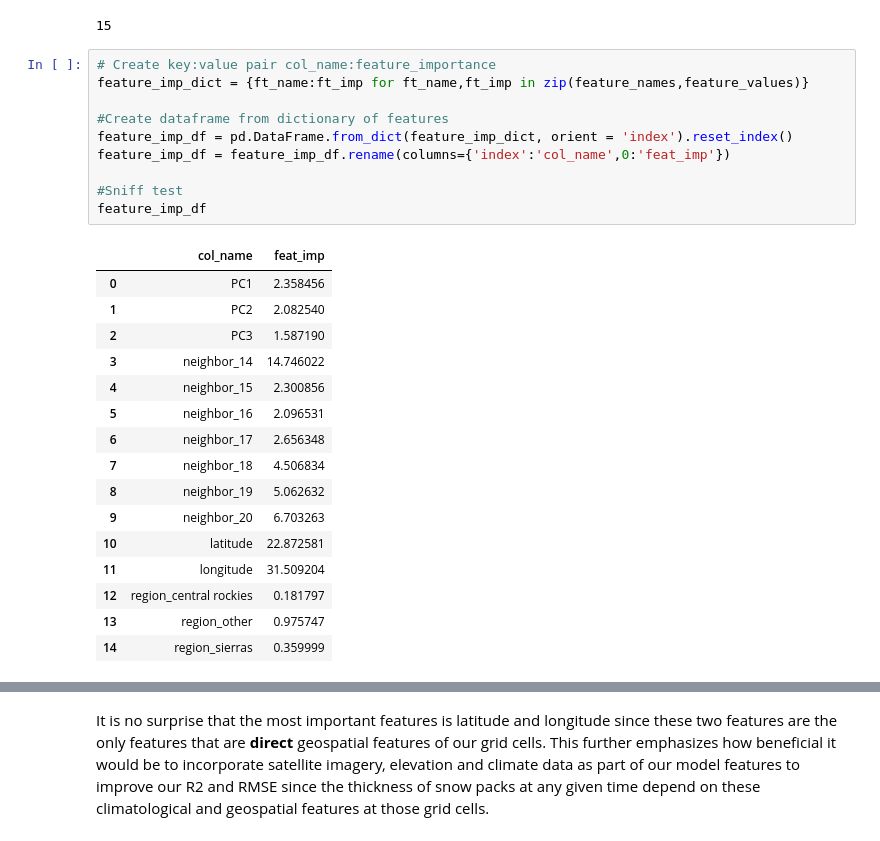
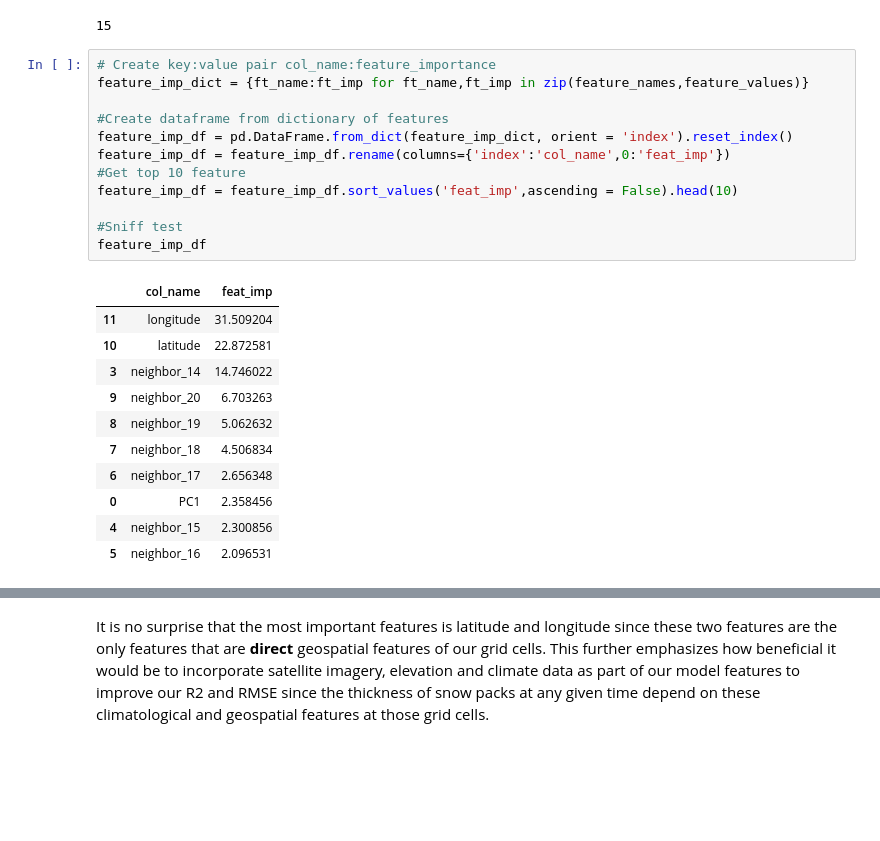
Before and after one commit to hanis-z/Snow-water-equivalent, a Jupyter notebook: src/Modeling(04).ipynb, the cells around one changed output, grey strips where cells are left out. Drawn from its saved outputs; the diff is of its cells as text; blank space fills up the shorter version.

```diff
--- a/src/Modeling(04).ipynb
+++ b/src/Modeling(04).ipynb
@@ -792,30 +792,27 @@ len(feature_names)
 # %%
 # Create key:value pair col_name:feature_importance
 feature_imp_dict = {ft_name:ft_imp for ft_name,ft_imp in zip(feature_names,feature_values)}
 
 #Create dataframe from dictionary of features
 feature_imp_df = pd.DataFrame.from_dict(feature_imp_dict, orient = 'index').reset_index()
 feature_imp_df = feature_imp_df.rename(columns={'index':'col_name',0:'feat_imp'})
+#Get top 10 feature
+feature_imp_df = feature_imp_df.sort_values('feat_imp',ascending = False).head(10)
 
 #Sniff test
 feature_imp_df
 # %% [output]
 |  | col_name | feat_imp |
+| 11 | longitude | 31.509204 |
+| 10 | latitude | 22.872581 |
+| 3 | neighbor_14 | 14.746022 |
+| 9 | neighbor_20 | 6.703263 |
+| 8 | neighbor_19 | 5.062632 |
+| 7 | neighbor_18 | 4.506834 |
+| 6 | neighbor_17 | 2.656348 |
 | 0 | PC1 | 2.358456 |
-| 1 | PC2 | 2.082540 |
-| 2 | PC3 | 1.587190 |
-| 3 | neighbor_14 | 14.746022 |
 | 4 | neighbor_15 | 2.300856 |
 | 5 | neighbor_16 | 2.096531 |
-| 6 | neighbor_17 | 2.656348 |
-| 7 | neighbor_18 | 4.506834 |
-| 8 | neighbor_19 | 5.062632 |
-| 9 | neighbor_20 | 6.703263 |
-| 10 | latitude | 22.872581 |
-| 11 | longitude | 31.509204 |
-| 12 | region_central rockies | 0.181797 |
-| 13 | region_other | 0.975747 |
-| 14 | region_sierras | 0.359999 |
 # %%
 #Plot feature importance
 
```
Also changed, not shown: parts of 1 cell of this notebook, 4 other files.
